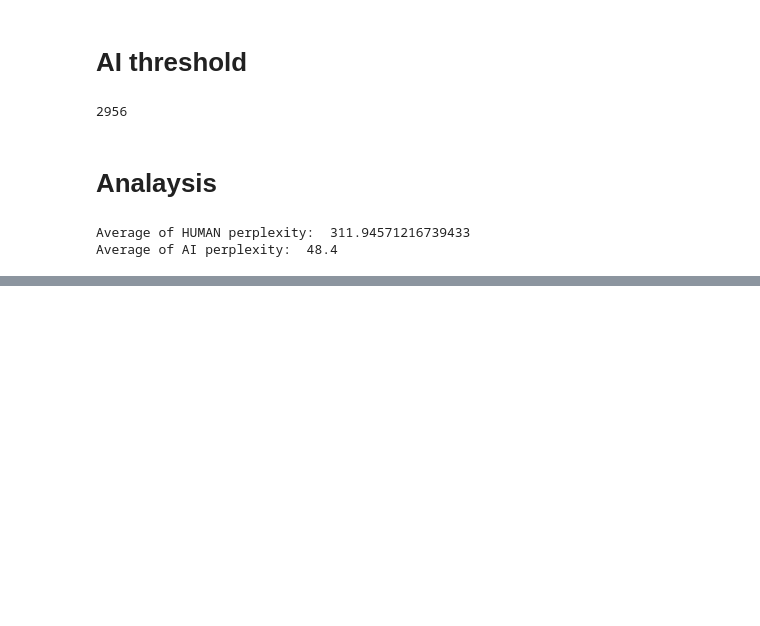
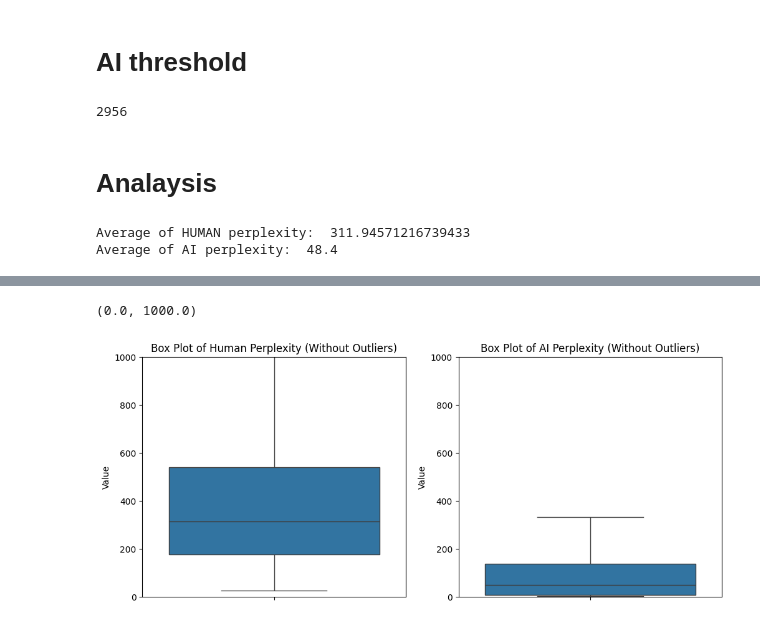
Before and after one commit to bobaebak/ai_text_detection, a Jupyter notebook: cookbooks/gptzero-threshold.ipynb, the cells around one changed output, grey strips where cells are left out. Saved outputs shown, nothing was run; the diff lists cells and outputs as text; code cells hidden in the pictures; blank space fills up the shorter version.

```diff
--- a/cookbooks/gptzero-threshold.ipynb
+++ b/cookbooks/gptzero-threshold.ipynb
@@ -216,0 +231,36 @@ Average of AI perplexity:  47.15
+# %%
+# Example dataset (replace with your actual data)
+data_h = [item['perplexity_per_line_avg'] for item in h_dataset]
+data_m = [item['perplexity_per_line_avg'] for item in m_dataset]
+
+# Convert to DataFrames
+df_h = pd.DataFrame(data_h, columns=['Human_Perplexity'])
+df_m = pd.DataFrame(data_m, columns=['AI_Perplexity'])
+
+# Create subplots
+fig, axes = plt.subplots(nrows=1, ncols=2, figsize=(12, 5))
+
+# Box plot for human perplexity
+sns.boxplot(y=df_h['Human_Perplexity'], ax=axes[0], showfliers=False)
+axes[0].set_title('Box Plot of Human Perplexity (Without Outliers)')
+axes[0].set_ylabel('Value')
+axes[0].set_ylim(0, 1000)  # Set x-axis limit to display only the first 1000 data points
+
+# # Box plot for human perplexity
+# sns.boxplot(y=df_h['Human_Perplexity'], ax=axes[1])
+# axes[1].set_title('Box Plot of Human Perplexity (With Outliers)')
+# axes[1].set_ylabel('Value')
+
+# Box plot for AI perplexity
+sns.boxplot(y=df_m['AI_Perplexity'], ax=axes[1], showfliers=False)
+axes[1].set_title('Box Plot of AI Perplexity (Without Outliers)')
+axes[1].set_ylabel('Value')
+axes[1].set_ylim(0, 1000)  # Set x-axis limit to display only the first 1000 data points
+
+# # Box plot for AI perplexity
+# sns.boxplot(y=df_m['AI_Perplexity'], ax=axes[3])
+# axes[3].set_title('Box Plot of AI Perplexity (With Outliers)')
+# axes[3].set_ylabel('Value')
+# %% [output]
+(0.0, 1000.0)
+[figure, added]
```
Also changed, not shown: parts of 7 cells of this notebook, 7 other files.
